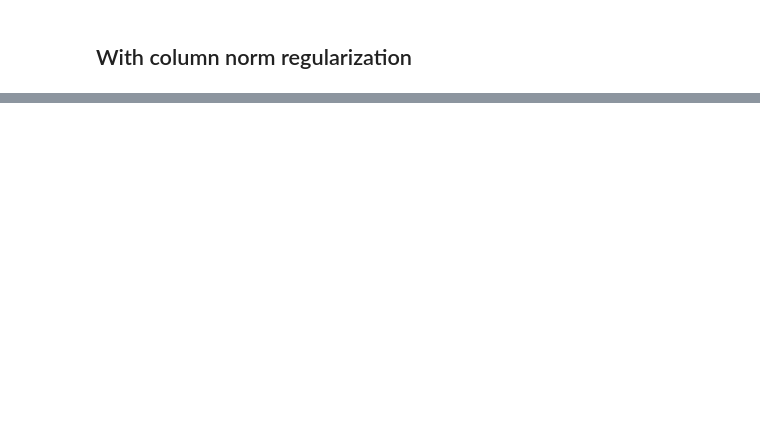
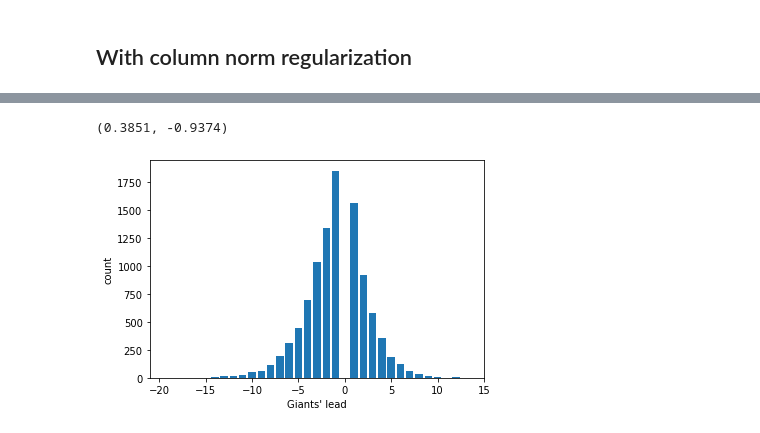
Before and after one commit to cvxgrp/mkvchain, a Jupyter notebook: Baseball.ipynb, the cells around one changed output, grey strips where cells are left out. Cells and saved outputs as stored; diff of their text form; code cells hidden in the pictures; blank space fills up the shorter version.

```diff
--- a/Baseball.ipynb
+++ b/Baseball.ipynb
@@ -370,0 +453,3 @@ Index(['B_HR_PIT', 'B_BB_PIT', 'B_SO_PIT', 'B_SH_PIT', 'B_3B', 'B_SO', 'B_GDP',
+# %%
+f_seattle_batting_1 = features_df.loc[152831].astype(float).copy()
+f_giants_batting_1 = features_df.loc[152845].astype(float).copy()
@@ -370,0 +535,18 @@ Index(['B_HR_PIT', 'B_BB_PIT', 'B_SO_PIT', 'B_SH_PIT', 'B_3B', 'B_SO', 'B_GDP',
+# %%
+np.random.seed(0)
+import tqdm
+scores = []
+for _ in tqdm.tqdm(range(10000)):
+    scores.append(simulate_game(f_seattle_batting_1, f_giants_batting_1))
+x = np.array(scores)
+(x[:,1] > x[:,0]).mean(), (x[:,1] - x[:,0]).mean()
+# %% [output]
+(0.3851, -0.9374)
+# %%
+q = pd.value_counts(x[:,1] - x[:,0])
+plt.bar(q.index, q)
+plt.xlabel("Giants' lead")
+plt.ylabel("count")
+plt.savefig("figs/baseball_lead_mariners.pdf")
+# %% [output]
+[figure, added]
```
Also changed, not shown: parts of 23 cells of this notebook, 17 other files.
